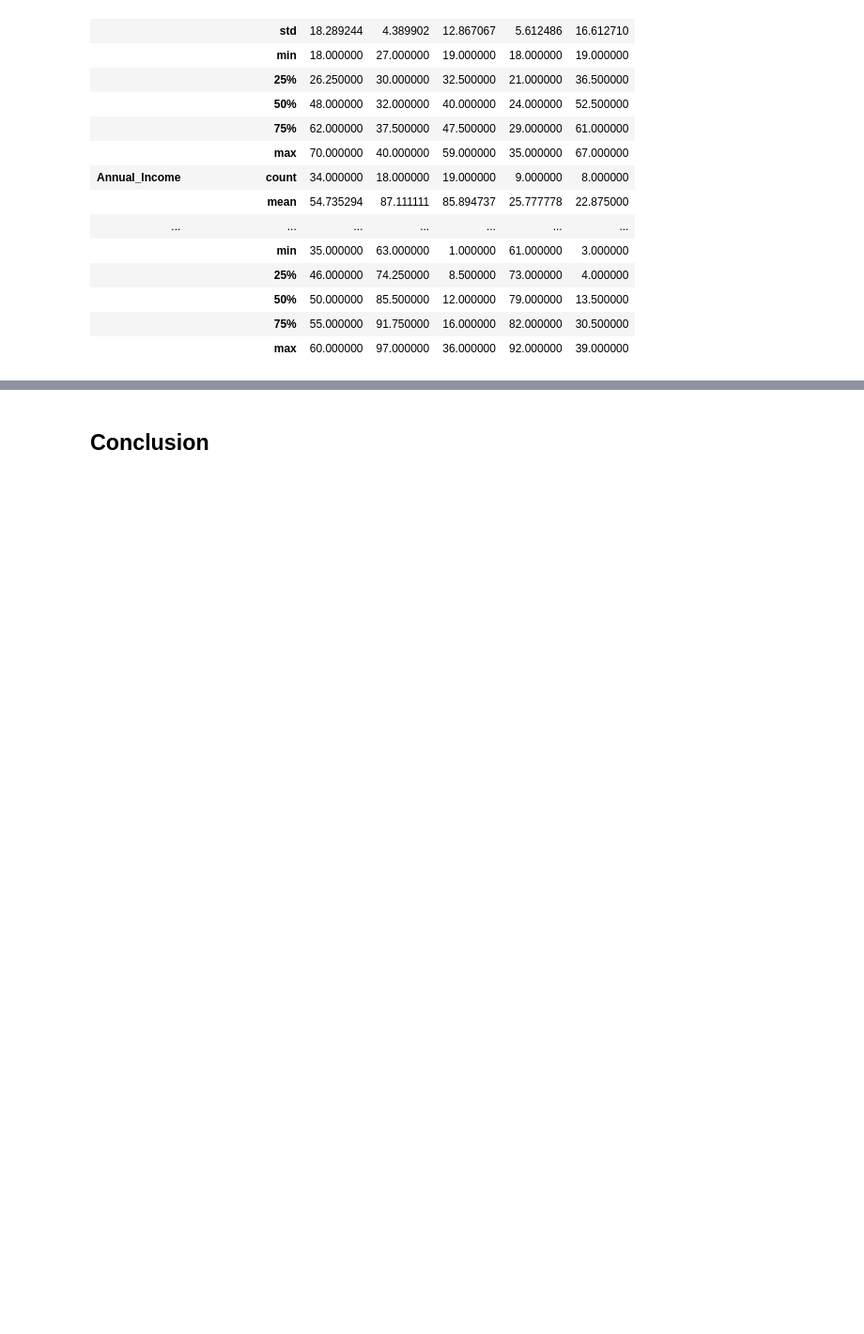
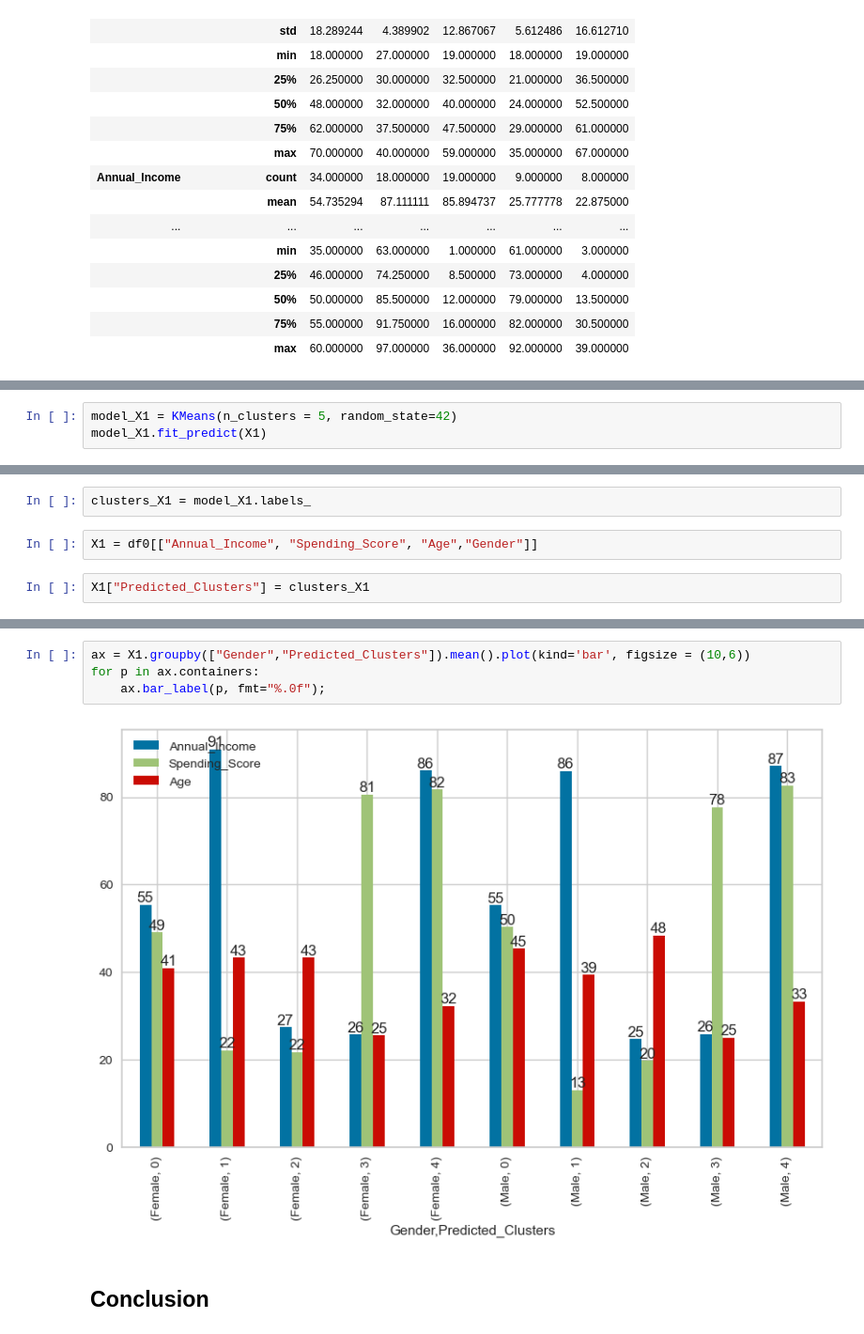
Before and after one commit to F4561/learning-from-data, a Jupyter notebook: Cluestering_Analysis_Customers_Segmentation_Project__Ali_Y.ipynb, the cells around one changed output, grey strips where cells are left out. Shown at 94% size. Cells and saved outputs as stored; diff of their text form; blank space fills up the shorter version.

```diff
--- a/Cluestering_Analysis_Customers_Segmentation_Project__Ali_Y.ipynb
+++ b/Cluestering_Analysis_Customers_Segmentation_Project__Ali_Y.ipynb
@@ -1136,0 +1149,3 @@ df_Male.groupby("Predicted_Clusters").describe().T
+# %%
+model_X1 = KMeans(n_clusters = 5, random_state=42)
+model_X1.fit_predict(X1)
@@ -1136,0 +1163,6 @@ df_Male.groupby("Predicted_Clusters").describe().T
+# %%
+clusters_X1 = model_X1.labels_
+# %%
+X1 = df0[["Annual_Income", "Spending_Score", "Age","Gender"]]
+# %%
+X1["Predicted_Clusters"] = clusters_X1
@@ -1137,2 +1204,8 @@ df_Male.groupby("Predicted_Clusters").describe().T
+# %%
+ax = X1.groupby(["Gender","Predicted_Clusters"]).mean().plot(kind='bar', figsize = (10,6))
+for p in ax.containers:
+    ax.bar_label(p, fmt="%.0f");
+# %% [output]
+[figure, added]
 # %% [markdown]
 ## Conclusion
```
Also changed, not shown: parts of 33 cells of this notebook.
